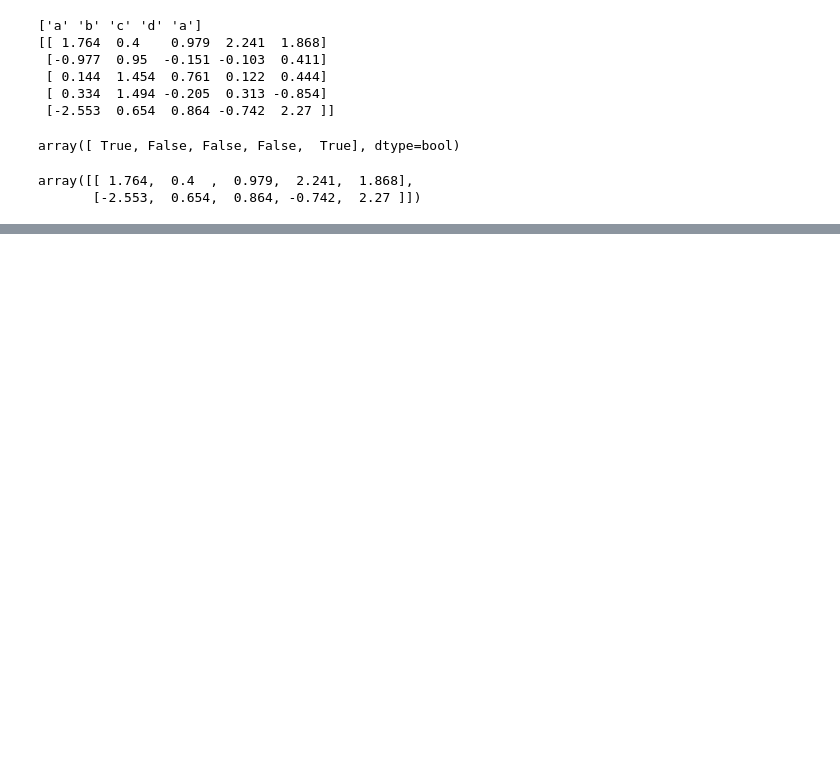
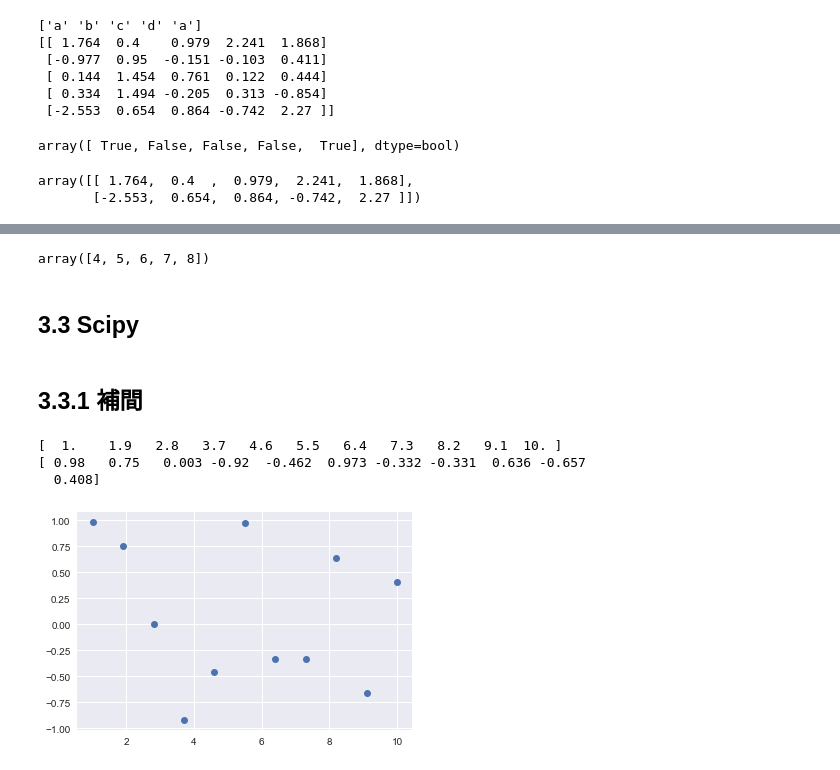
Before and after one commit to kecbigmt/data_science, a Jupyter notebook: myscript_chap3.ipynb, the cells around one changed output, grey strips where cells are left out. Saved outputs shown, nothing was run; the diff lists cells and outputs as text; code cells hidden in the pictures; blank space fills up the shorter version.

```diff
--- a/myscript_chap3.ipynb
+++ b/myscript_chap3.ipynb
@@ -74,0 +343,22 @@ array([[ 1.764,  0.4  ,  0.979,  2.241,  1.868],
+# %%
+np.array(sample_list)+3
+# %% [output]
+array([4, 5, 6, 7, 8])
+# %% [markdown]
+## 3.3 Scipy
+# %% [markdown]
+## 3.3.1 補間
+# %%
+x = np.linspace(1,10,num=11,endpoint=True)
+y = np.cos(-x**2/5.0)
+print(x)
+print(y)
+# %% [output]
+[  1.    1.9   2.8   3.7   4.6   5.5   6.4   7.3   8.2   9.1  10. ]
+[ 0.98   0.75   0.003 -0.92  -0.462  0.973 -0.332 -0.331  0.636 -0.657
+  0.408]
+# %%
+plt.plot(x,y,'o')
+plt.grid(True)
+# %% [output]
+[figure, added]
```
Also changed, not shown: parts of 56 cells of this notebook, 1 other file.
